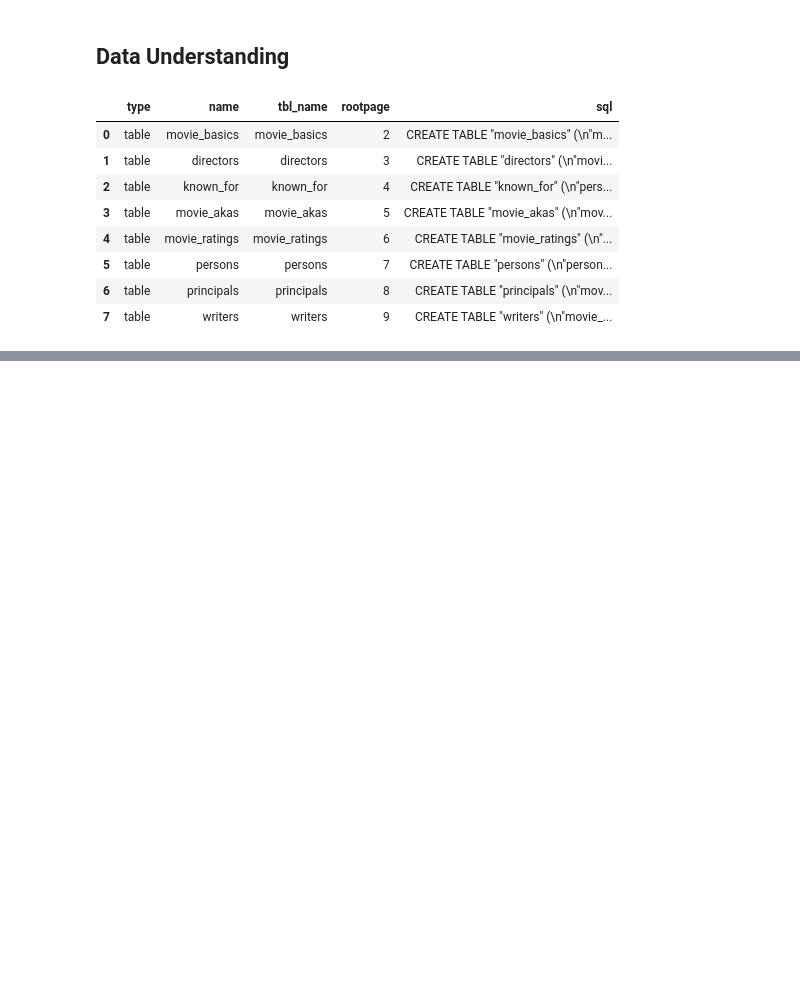
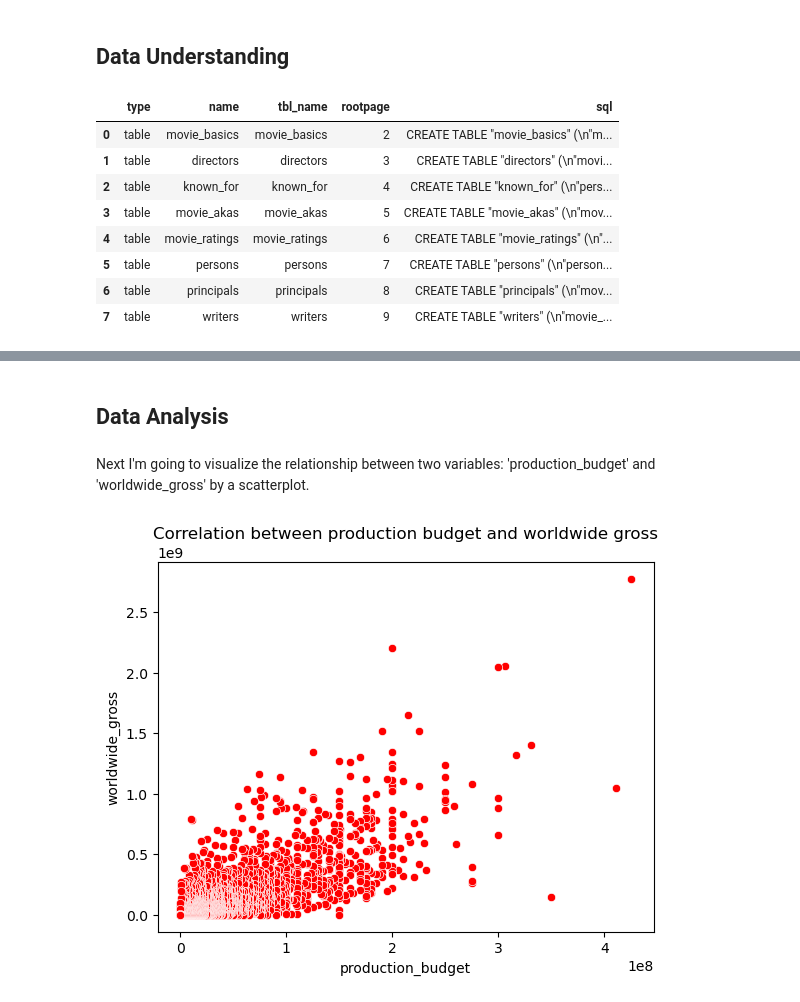
Before and after one commit to Annbellah/dsc-phase-1-project-v2-4, a Jupyter notebook: student.ipynb, the cells around one changed output, grey strips where cells are left out. Drawn from its saved outputs; the diff is of its cells as text; code cells hidden in the pictures; blank space fills up the shorter version.

```diff
--- a/student.ipynb
+++ b/student.ipynb
@@ -59,4 +165,4 @@ d:\Back up\Documents\GitHub\dsc-phase-1-project-v2-4
 # %%
-movie_gross_df = pd.read_csv('zippedData/bom.movie_gross.csv.gz')
-movie_gross_df.head()
+movie_budgets_df = pd.read_csv('zippedData\\tn.movie_budgets.csv.gz')
+movie_budgets_df.head()
 # %% [output]
@@ -78,0 +228,6 @@ movie_df.head()
+# %%
+#Removing the dollar sign from the production_budget, worldwide_gross, domestic_gross columns converts their datatypes to float
+movie_budgets_df["production_budget"] = movie_budgets_df["production_budget"].replace("[$,]", "", regex=True).astype(float)
+movie_budgets_df["worldwide_gross"] = movie_budgets_df["worldwide_gross"].replace("[$,]", "", regex=True).astype(float)
+movie_budgets_df["domestic_gross"] = movie_budgets_df["domestic_gross"].replace("[$,]", "", regex=True).astype(float)
+movie_budgets_df.head()
@@ -78,0 +243,3 @@ movie_df.head()
+# %%
+movie_budgets_df['release_date'] = movie_budgets_df['release_date'].str[-4:]
+movie_budgets_df.head()
@@ -78,0 +253,11 @@ movie_df.head()
+# %% [markdown]
+
+## Data Analysis
+# %% [markdown]
+Next I'm going to visualize the relationship between two variables: 'production_budget' and 'worldwide_gross' by a scatterplot.
+# %%
+sns.scatterplot(x='production_budget', y='worldwide_gross', data=movie_budgets_df, color='red')
+plt.title('Correlation between production budget and worldwide gross')
+plt.show()
+# %% [output]
+[figure, added]
```
Also changed, not shown: parts of 29 cells of this notebook, 1 other file.
